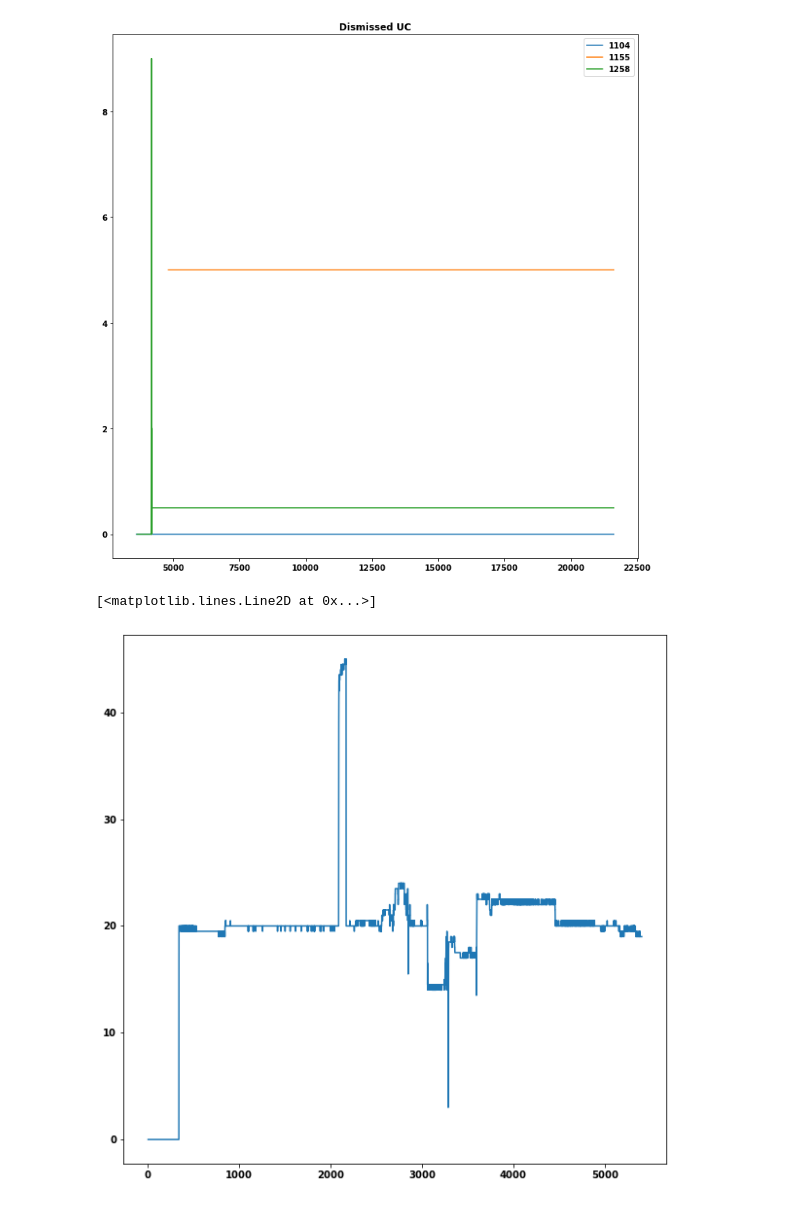
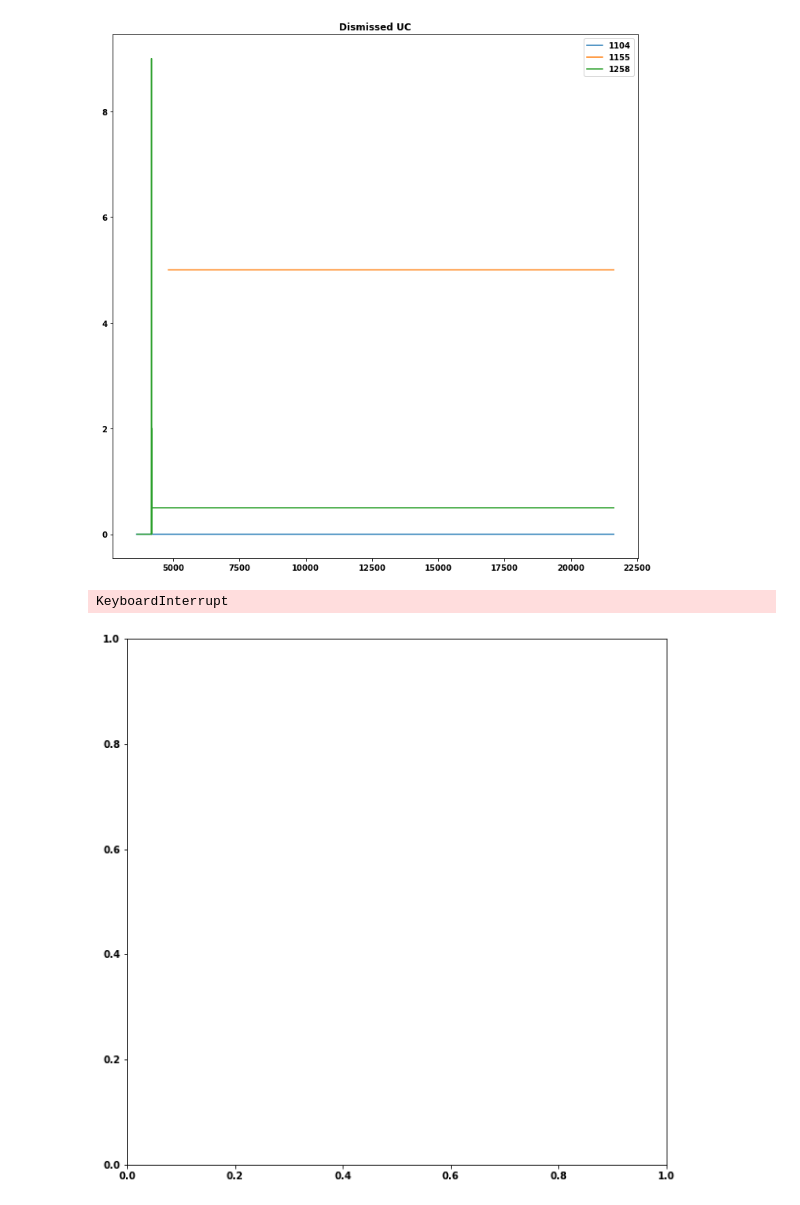
Before and after one commit to lujoselu98/TFM, a Jupyter notebook: Transformations/data_analyisis_and_clean.ipynb, the cells around one changed output. Cells and saved outputs as stored; diff of their text form; code cells hidden in the pictures.

```diff
--- a/Transformations/data_analyisis_and_clean.ipynb
+++ b/Transformations/data_analyisis_and_clean.ipynb
@@ -59,17 +64,26 @@ plt.savefig(f"{paths.ORIGINAL_DATA_PLOTS}/Dismissed_uc.png")
 # %% [output]
 [figure]
 # %%
+'''
+To plot all uc DO NOT RUN it takes all ram
+
 for idx, row in uc.copy().iterrows():
     fig, ax = plt.subplots(nrows=1, ncols=1, figsize=(10, 10))
     uc_signal = uc.copy().loc[idx].values
     uc_signal[uc_signal == 0] = np.nan
 
-    ax.plot(uc.columns.to_numpy(), uc_signal)
+    color = 'red' if y[idx] == 1 else 'blue'
+
+    ax.plot(uc.columns.to_numpy(), uc_signal, color=color)
     ax.set_title(f"{idx}")
     ax.set_xlim((0, 5405))
     plt.savefig(f'{idx}.png')
     del fig
     del ax
     del uc_signal
     plt.close()
+'''
+# %% [output]
+KeyboardInterrupt
+[figure, added]
 # %%
@@ -92,6 +107,0 @@ small_uc = uc.copy().loc[small_uc_idx]
-# %%
-fig, ax = plt.subplots(1,1,figsize=(10, 10))
-ax.plot(small_uc.columns, small_uc.loc[1130].values)
-# %% [output]
-[<matplotlib.lines.Line2D at 0x...>]
-[figure, removed]
```
Also changed, not shown: parts of 14 cells of this notebook, 5 other files.
